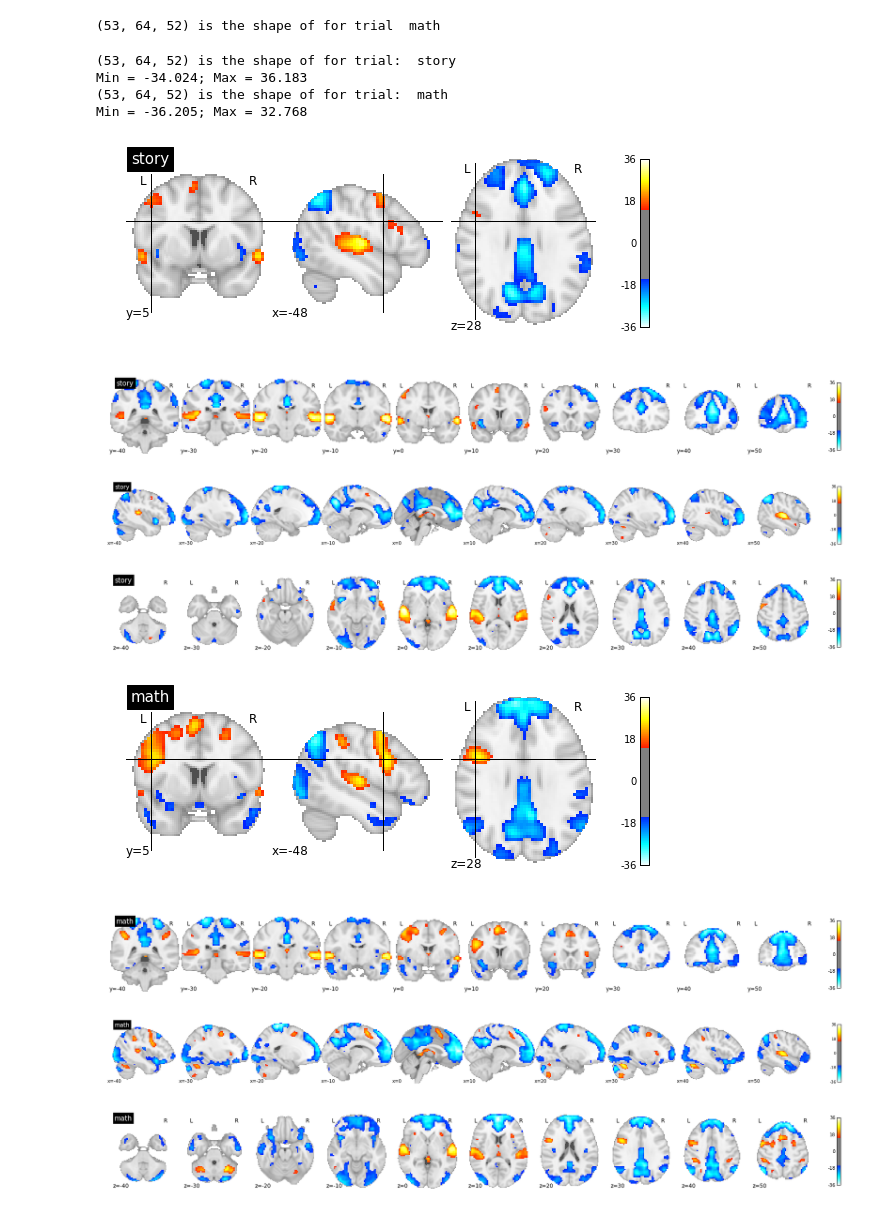
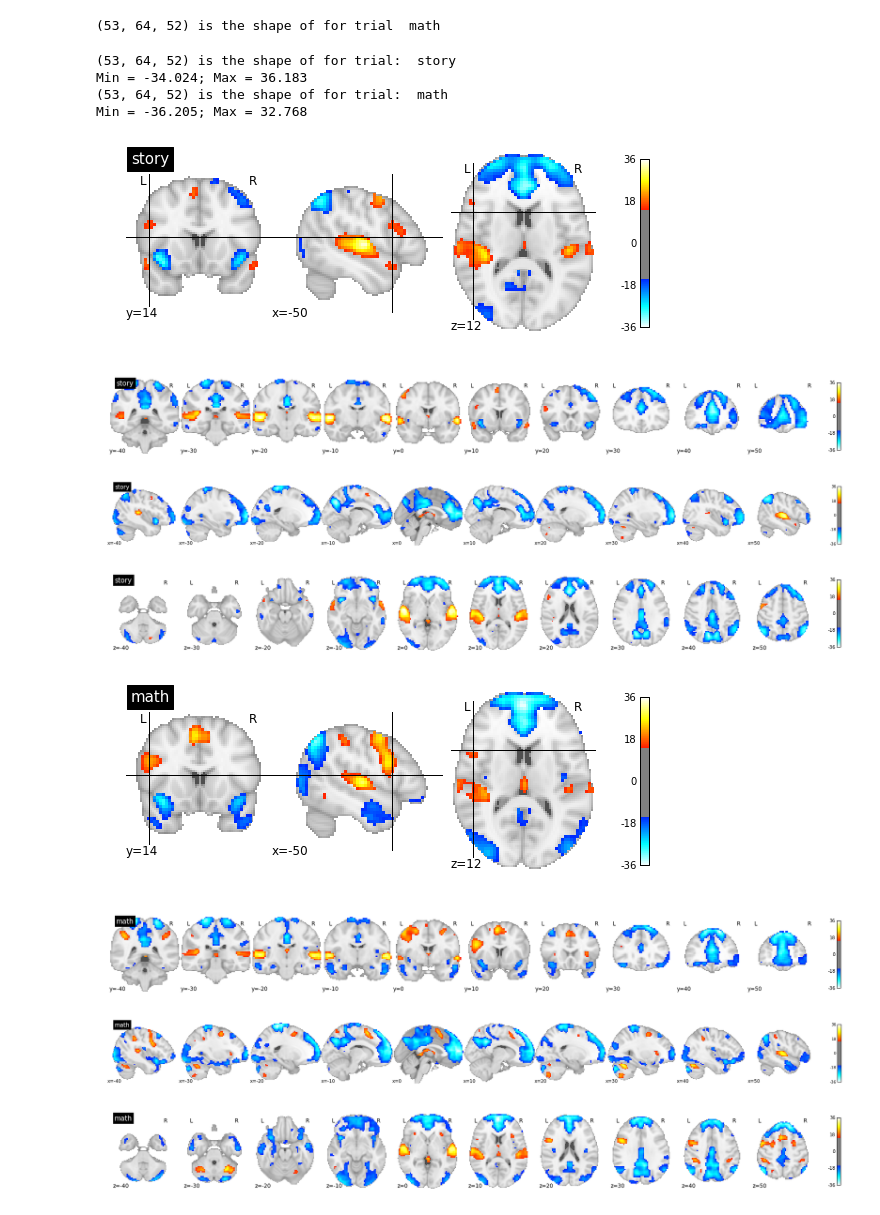
Before and after one commit to SIMEXP/hcp, a Jupyter notebook: hcp_activation_maps_language_exp1.ipynb, the cells around one changed output. Drawn from its saved outputs; the diff is of its cells as text; code cells hidden in the pictures.

```diff
--- a/hcp_activation_maps_language_exp1.ipynb
+++ b/hcp_activation_maps_language_exp1.ipynb
@@ -45,36 +46,36 @@ for index, trial in enumerate(trial_names):
 
 
     # Plot volume
     display = plotting.plot_stat_map(in_vol, threshold= 15,
-                                     cut_coords=(-48, 5, 28),
+                                     cut_coords=(-50, 14, 12),
                                      title= trial
                                     )
     #print ("SPM map for {} trial".format(trial))
     display = plotting.plot_stat_map(in_vol, threshold= 15,
                                      display_mode='y',
                                      cut_coords= range(-40, 60, 10),
                                      title= trial
                                     )
     display = plotting.plot_stat_map(in_vol, threshold=15,
                                      display_mode='x',
                                      cut_coords= range(-40, 60, 10),
                                      title= trial
                                     )
     display = plotting.plot_stat_map(in_vol, threshold=15,
                                      display_mode='z',
                                      cut_coords= range(-40, 60, 10),
                                      title= trial
                                     )
 # %% [output]
 (53, 64, 52) is the shape of for trial:  story
 Min = -34.024; Max = 36.183
 (53, 64, 52) is the shape of for trial:  math
 Min = -36.205; Max = 32.768
-[figure, old version]
+[figure, new version]
 [figure]
 [figure]
 [figure]
-[figure, old version]
+[figure, new version]
 [figure]
 [figure]
 [figure]
```
Also changed, not shown: parts of 2 cells of this notebook.
